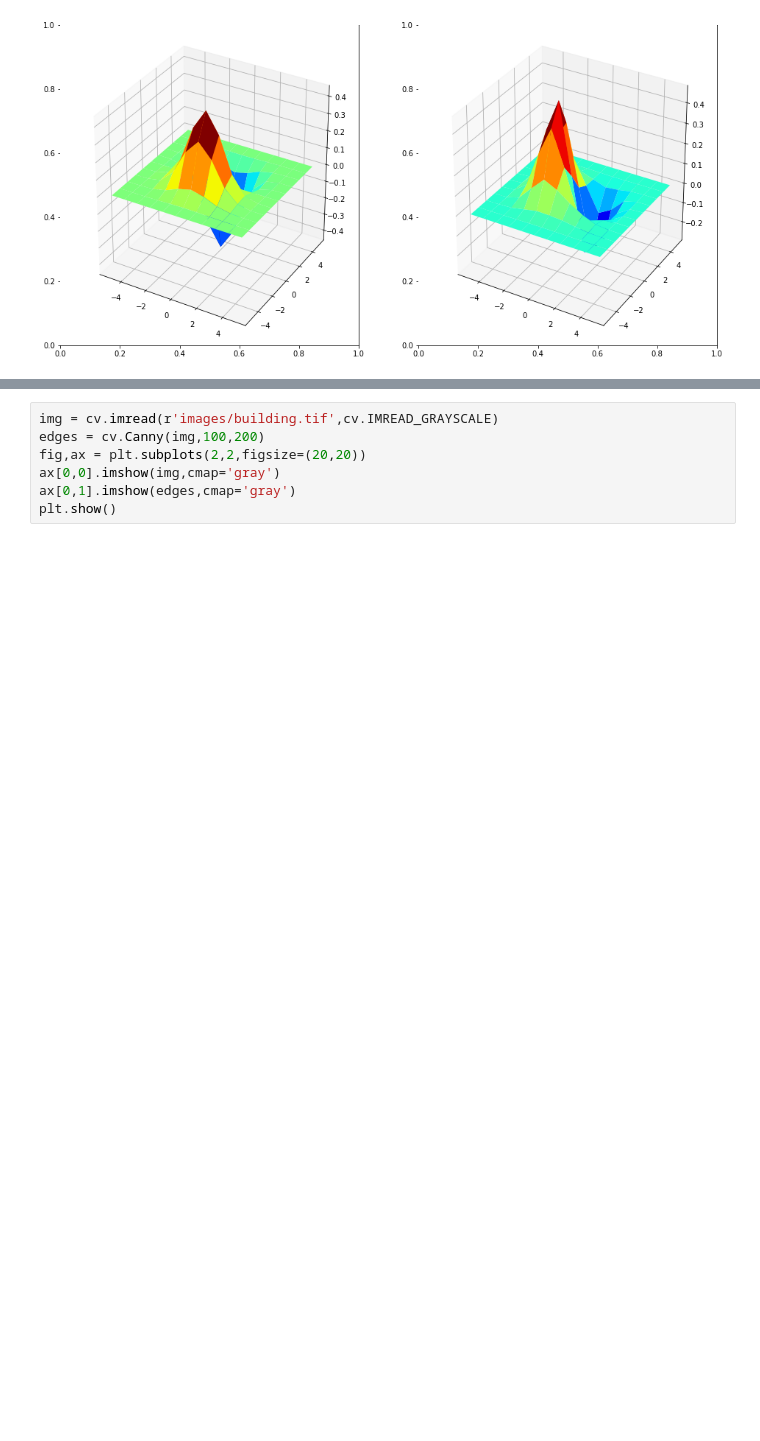
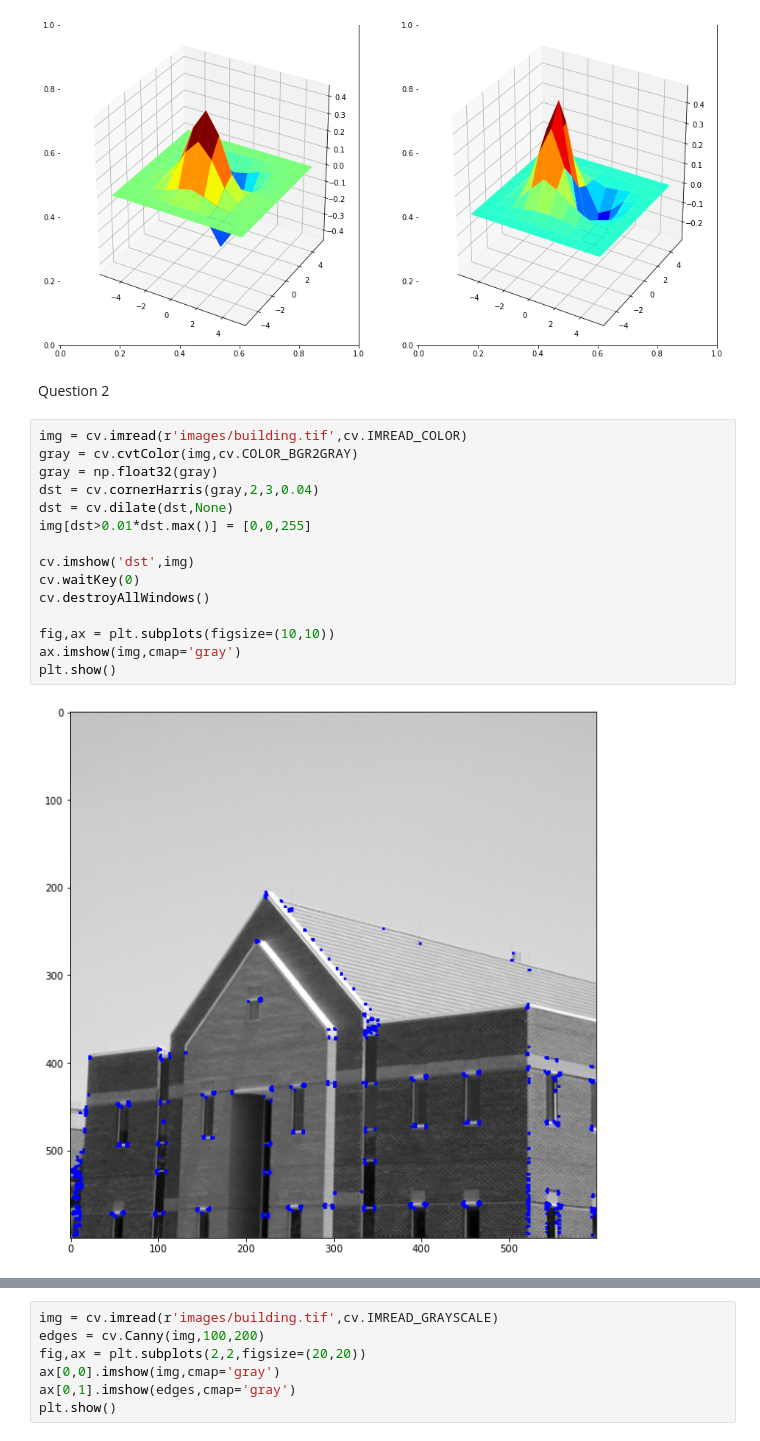
Before and after one commit to Nisitha529/EN2550_ImageProcessingAndMachineVision, a Jupyter notebook: Day 4/day4.ipynb, the cells around one changed output, grey strips where cells are left out. Cells and saved outputs as stored; diff of their text form; blank space fills up the shorter version.

```diff
--- a/Day 4/day4.ipynb
+++ b/Day 4/day4.ipynb
@@ -27,3 +32,22 @@ surf2 = ax1.plot_surface(xx,yy,g_y,cmap=cm.jet,linewidth=0,antialiased=True)
 plt.show()
 # %% [output]
 [figure]
+# %% [markdown]
+Question 2
+# %%
+img = cv.imread(r'images/building.tif',cv.IMREAD_COLOR)
+gray = cv.cvtColor(img,cv.COLOR_BGR2GRAY)
+gray = np.float32(gray)
+dst = cv.cornerHarris(gray,2,3,0.04)
+dst = cv.dilate(dst,None)
+img[dst>0.01*dst.max()] = [0,0,255]
+
+cv.imshow('dst',img)
+cv.waitKey(0)
+cv.destroyAllWindows()
+
+fig,ax = plt.subplots(figsize=(10,10))
+ax.imshow(img,cmap='gray')
+plt.show()
+# %% [output]
+[figure, added]
```
Also changed, not shown: parts of 3 cells of this notebook.
